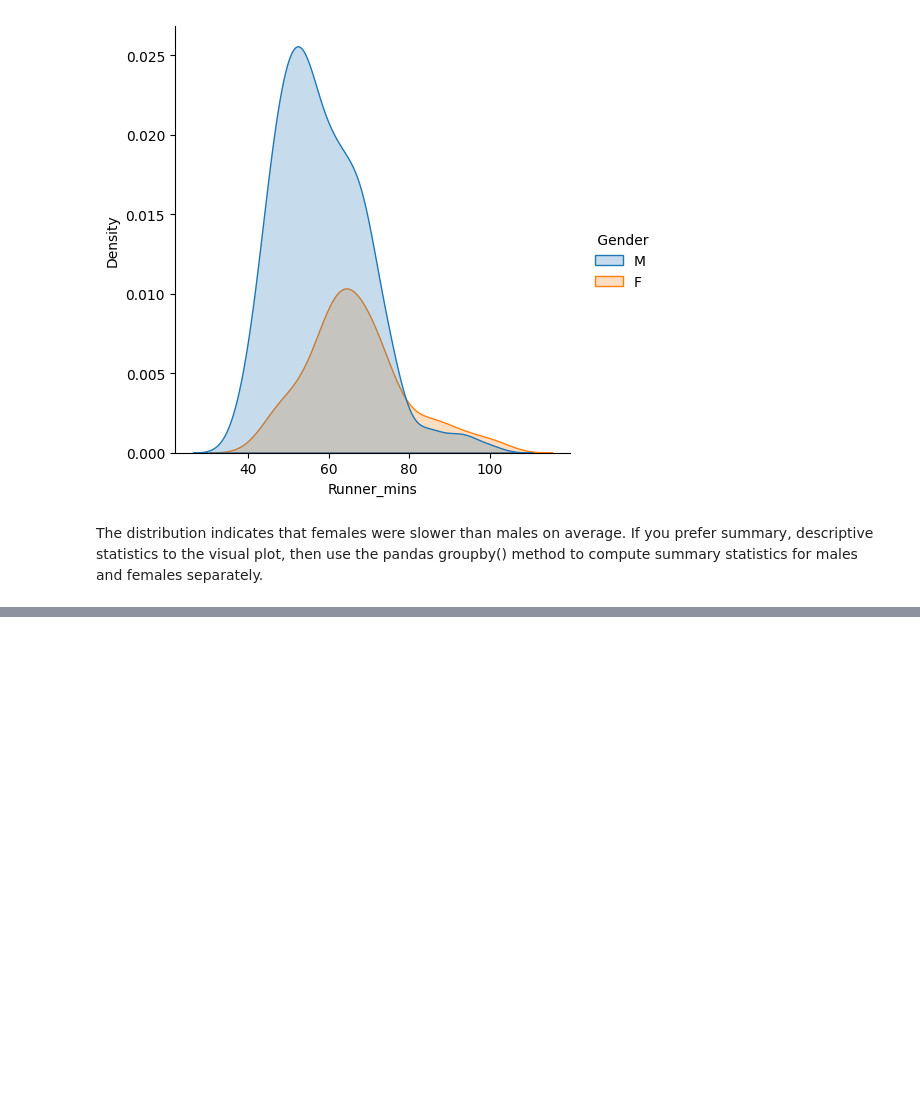
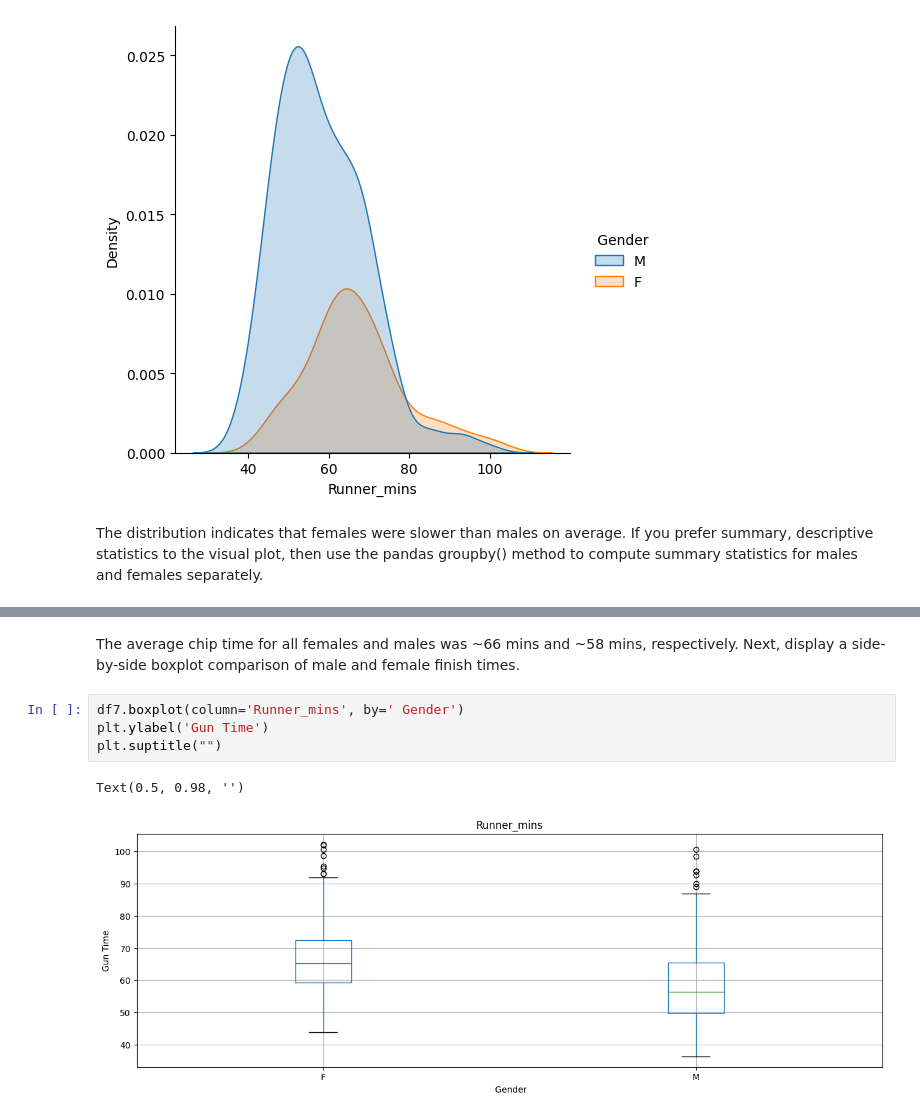
Before and after one commit to williammcintosh/Portfolio, a Jupyter notebook: CS52_Lab_DataAggregation.ipynb, the cells around one changed output, grey strips where cells are left out. Saved outputs shown, nothing was run; the diff lists cells and outputs as text; blank space fills up the shorter version.

```diff
--- a/CS52_Lab_DataAggregation.ipynb
+++ b/CS52_Lab_DataAggregation.ipynb
@@ -532,0 +565,9 @@ The distribution indicates that females were slower than males on average. If yo
+# %% [markdown]
+The average chip time for all females and males was ~66 mins and ~58 mins, respectively. Next, display a side-by-side boxplot comparison of male and female finish times.
+# %%
+df7.boxplot(column='Runner_mins', by=' Gender')
+plt.ylabel('Gun Time')
+plt.suptitle("")
+# %% [output]
+Text(0.5, 0.98, '')
+[figure, added]
```
Also changed, not shown: parts of 23 cells of this notebook.
